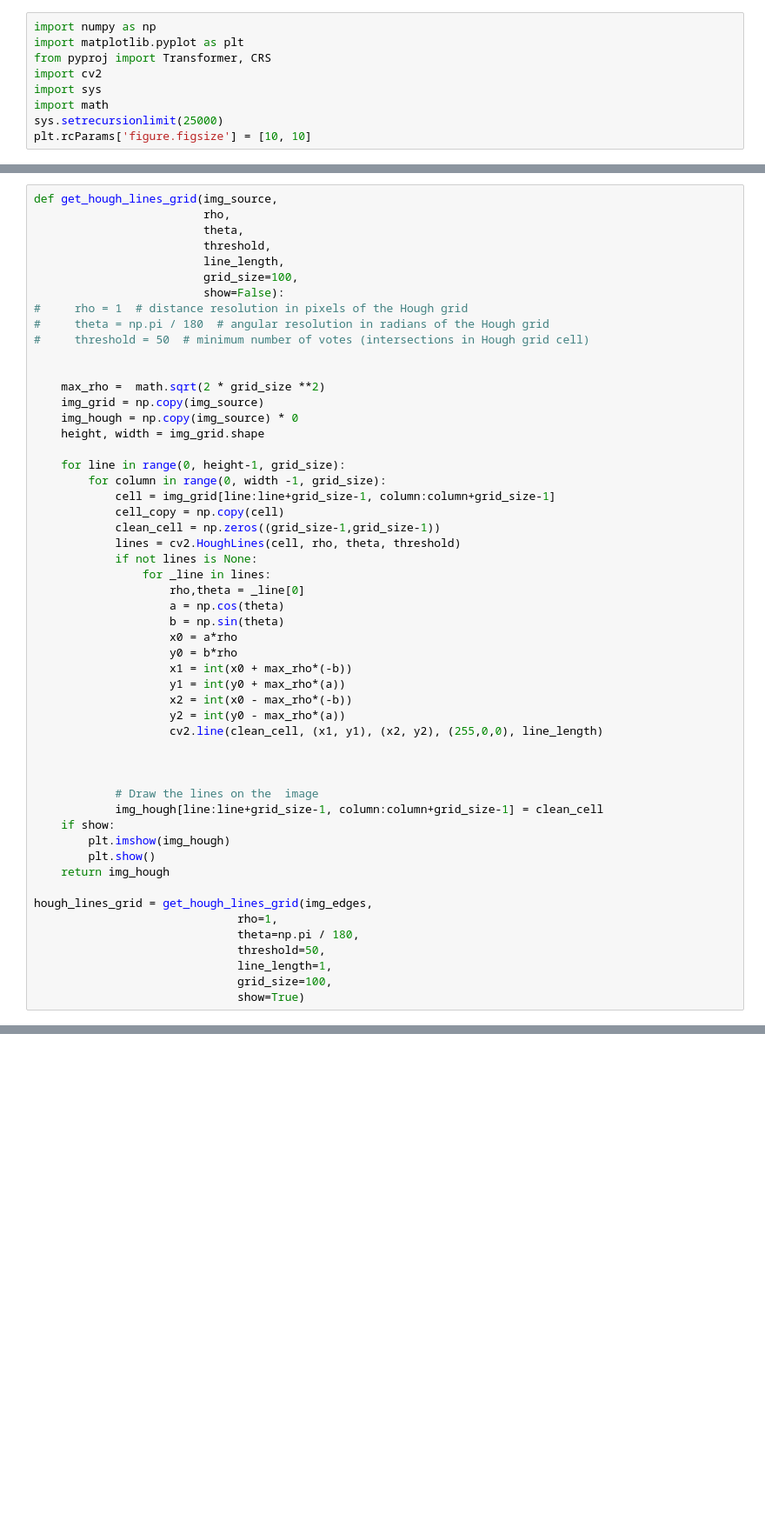
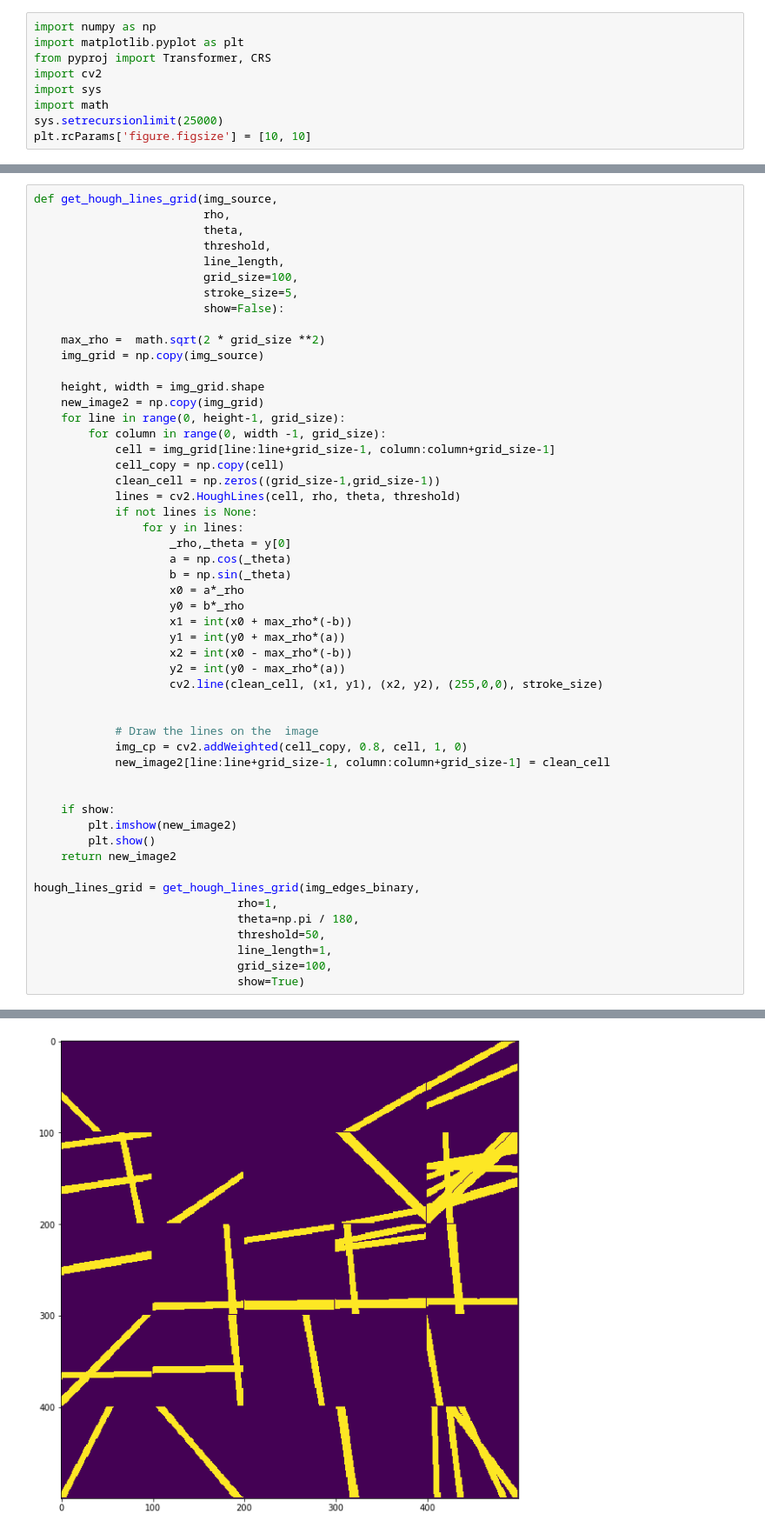
Before and after one commit to renatobanzai/banzai_image_segmentation, a Jupyter notebook: finding_polygon.ipynb, the cells around one changed output, grey strips where cells are left out. Shown: that part at 87% size. Cells and saved outputs as stored; diff of their text form; blank space fills up the shorter version.

```diff
--- a/finding_polygon.ipynb
+++ b/finding_polygon.ipynb
@@ -164,17 +185,14 @@ def get_hough_lines_grid(img_source,
                          threshold,
                          line_length,
                          grid_size=100,
+                         stroke_size=5,
                          show=False):
-#     rho = 1  # distance resolution in pixels of the Hough grid
-#     theta = np.pi / 180  # angular resolution in radians of the Hough grid
-#     threshold = 50  # minimum number of votes (intersections in Hough grid cell)
-
 
     max_rho =  math.sqrt(2 * grid_size **2)
     img_grid = np.copy(img_source)
-    img_hough = np.copy(img_source) * 0
+
     height, width = img_grid.shape
-
+    new_image2 = np.copy(img_grid)
     for line in range(0, height-1, grid_size):
         for column in range(0, width -1, grid_size):
             cell = img_grid[line:line+grid_size-1, column:column+grid_size-1]
@@ -182,28 +200,30 @@ def get_hough_lines_grid(img_source,
             clean_cell = np.zeros((grid_size-1,grid_size-1))
             lines = cv2.HoughLines(cell, rho, theta, threshold)
             if not lines is None:
-                for _line in lines:
-                    rho,theta = _line[0]
-                    a = np.cos(theta)
-                    b = np.sin(theta)
-                    x0 = a*rho
-                    y0 = b*rho
+                for y in lines:
+                    _rho,_theta = y[0]
+                    a = np.cos(_theta)
+                    b = np.sin(_theta)
+                    x0 = a*_rho
+                    y0 = b*_rho
                     x1 = int(x0 + max_rho*(-b))
                     y1 = int(y0 + max_rho*(a))
                     x2 = int(x0 - max_rho*(-b))
                     y2 = int(y0 - max_rho*(a))
-                    cv2.line(clean_cell, (x1, y1), (x2, y2), (255,0,0), line_length)
-
+                    cv2.line(clean_cell, (x1, y1), (x2, y2), (255,0,0), stroke_size)
 
 
             # Draw the lines on the  image
-            img_hough[line:line+grid_size-1, column:column+grid_size-1] = clean_cell
+            img_cp = cv2.addWeighted(cell_copy, 0.8, cell, 1, 0)
+            new_image2[line:line+grid_size-1, column:column+grid_size-1] = clean_cell
+
+
     if show:
-        plt.imshow(img_hough)
+        plt.imshow(new_image2)
         plt.show()
-    return img_hough
+    return new_image2
 
-hough_lines_grid = get_hough_lines_grid(img_edges,
+hough_lines_grid = get_hough_lines_grid(img_edges_binary,
                               rho=1,
                               theta=np.pi / 180,
                               threshold=50,
@@ -215,3 +234,4 @@ error: OpenCV(4.2.0) ../modules/core/src/matrix.cpp:235: error: (-215:Assertion
+[figure, added]
 # %%
 grid_size = 50
 
```
Also changed, not shown: parts of 10 cells of this notebook.
